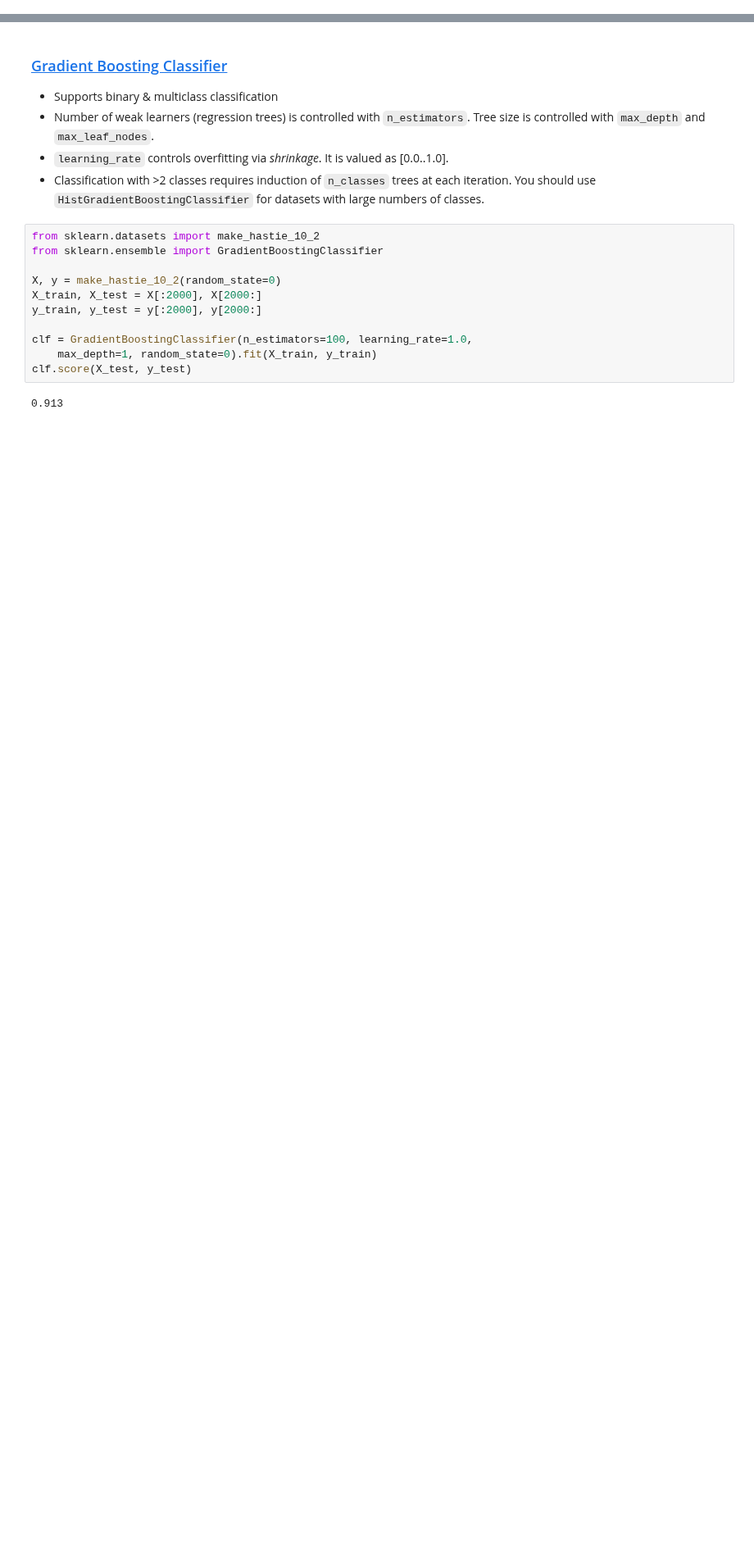
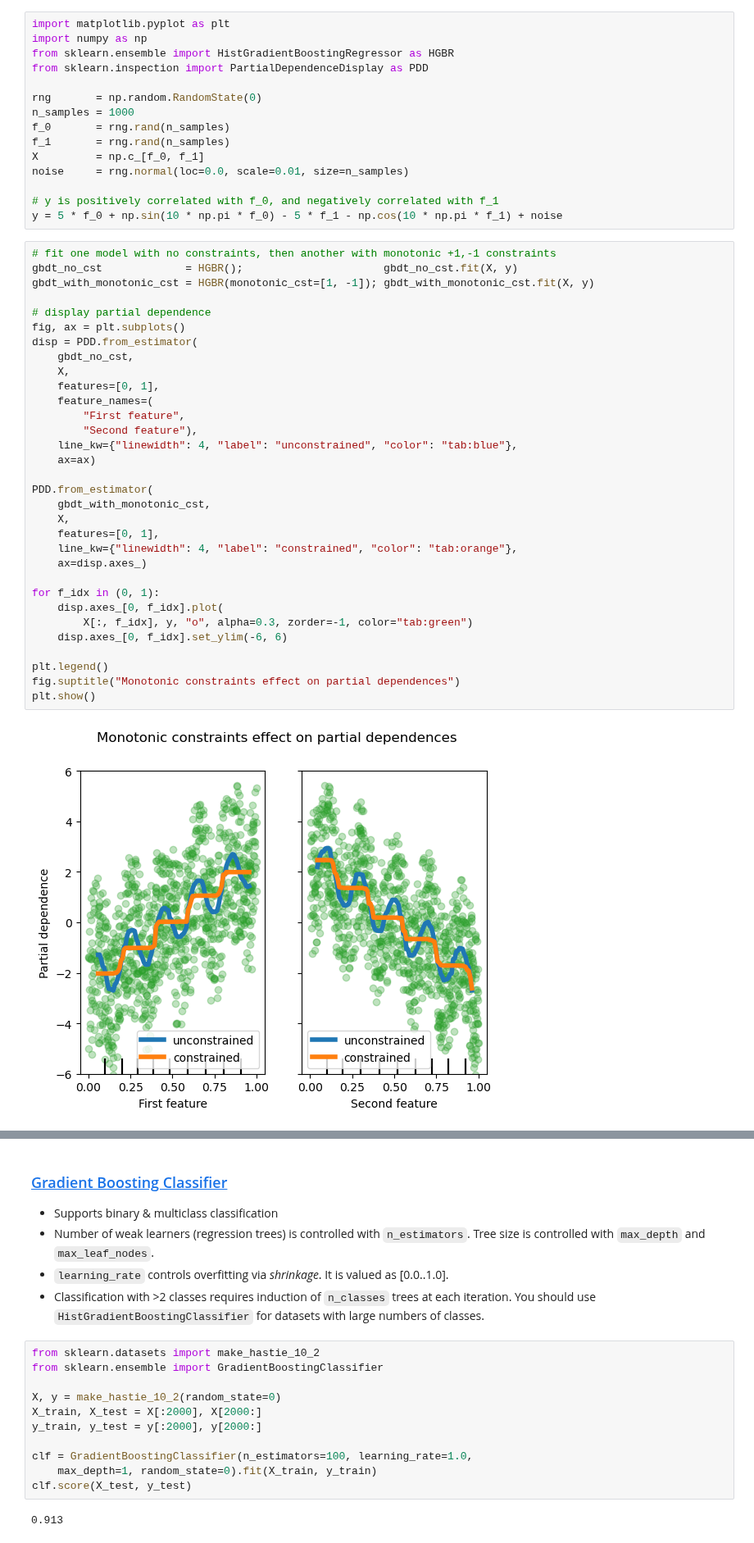
Before and after one commit to bjpcjp/scikit-learn, a Jupyter notebook: 11b_boosting.ipynb, the cells around one changed output, grey strips where cells are left out. Shown at 82% size. Cells and saved outputs as stored; diff of their text form; blank space fills up the shorter version.

```diff
--- a/11b_boosting.ipynb
+++ b/11b_boosting.ipynb
@@ -310,0 +275,49 @@ plt.show()
+# %%
+import matplotlib.pyplot as plt
+import numpy as np
+from sklearn.ensemble import HistGradientBoostingRegressor as HGBR
+from sklearn.inspection import PartialDependenceDisplay as PDD
+
+rng       = np.random.RandomState(0)
+n_samples = 1000
+f_0       = rng.rand(n_samples)
+f_1       = rng.rand(n_samples)
+X         = np.c_[f_0, f_1]
+noise     = rng.normal(loc=0.0, scale=0.01, size=n_samples)
+
+# y is positively correlated with f_0, and negatively correlated with f_1
+y = 5 * f_0 + np.sin(10 * np.pi * f_0) - 5 * f_1 - np.cos(10 * np.pi * f_1) + noise
+# %%
+# fit one model with no constraints, then another with monotonic +1,-1 constraints
+gbdt_no_cst             = HGBR();                      gbdt_no_cst.fit(X, y)
+gbdt_with_monotonic_cst = HGBR(monotonic_cst=[1, -1]); gbdt_with_monotonic_cst.fit(X, y)
+
+# display partial dependence
+fig, ax = plt.subplots()
+disp = PDD.from_estimator(
+    gbdt_no_cst,
+    X,
+    features=[0, 1],
+    feature_names=(
+        "First feature",
+        "Second feature"),
+    line_kw={"linewidth": 4, "label": "unconstrained", "color": "tab:blue"},
+    ax=ax)
+
+PDD.from_estimator(
+    gbdt_with_monotonic_cst,
+    X,
+    features=[0, 1],
+    line_kw={"linewidth": 4, "label": "constrained", "color": "tab:orange"},
+    ax=disp.axes_)
+
+for f_idx in (0, 1):
+    disp.axes_[0, f_idx].plot(
+        X[:, f_idx], y, "o", alpha=0.3, zorder=-1, color="tab:green")
+    disp.axes_[0, f_idx].set_ylim(-6, 6)
+
+plt.legend()
+fig.suptitle("Monotonic constraints effect on partial dependences")
+plt.show()
+# %% [output]
+[figure, added]
```
Also changed, not shown: parts of 52 cells of this notebook, 2 other files.
